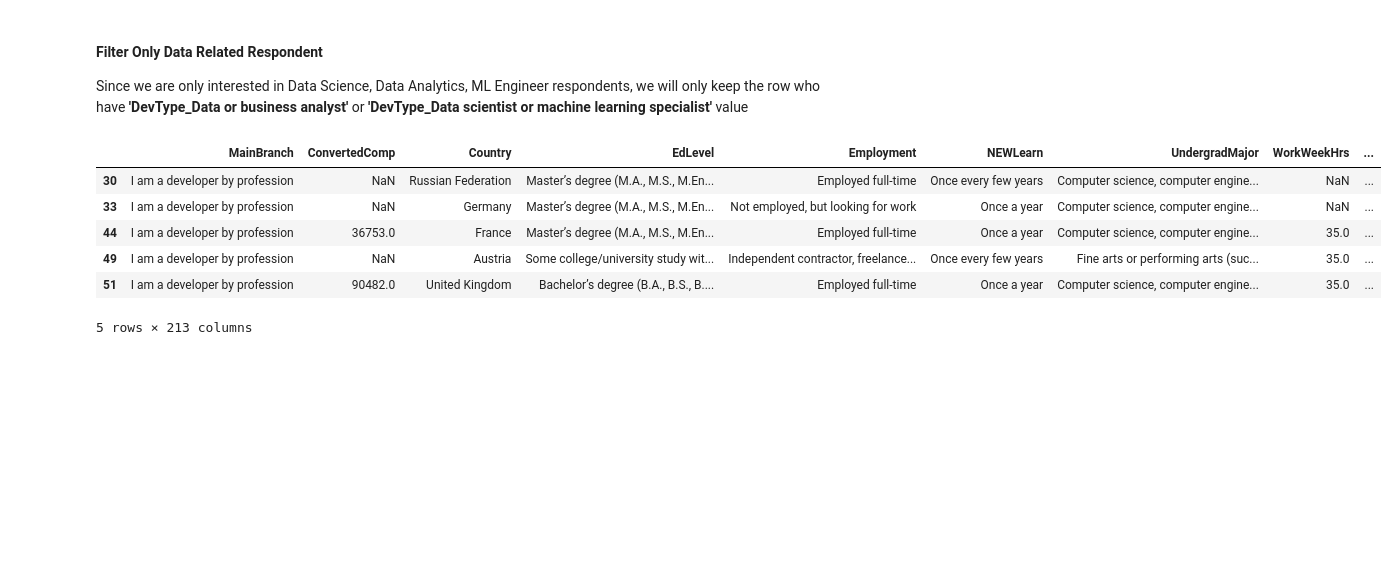
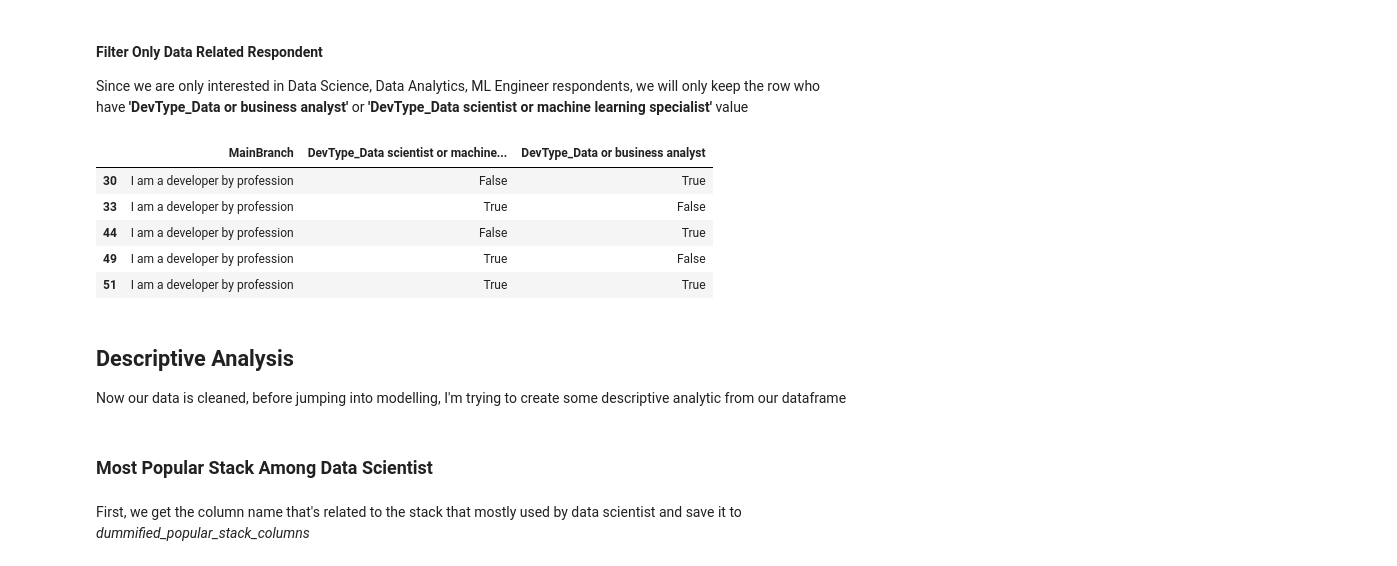
Before and after one commit to fahmiduldul/ds-blog-post, a Jupyter notebook: main.ipynb, the cells around one changed output. Drawn from its saved outputs; the diff is of its cells as text; code cells hidden in the pictures; blank space fills up the shorter version.

```diff
--- a/main.ipynb
+++ b/main.ipynb
@@ -115,8 +118,24 @@ def separate_column_list(df, col_name, list_sep, prefix=None):
+# %%
+def get_dummy_columns_name(raw_col_name, dummy_columns):
+  '''
+  INPUT:
+  raw_col_name - name of column before it dummified
+  list_of_dummy_column - names of dummy column
+
+  OUTPUT:
+  dummy_column_names - list of column name that come from raw_col_name
+  '''
+  dummy_column_names = []
+  for dummy_column in dummy_columns:
+    if raw_col_name in dummy_column:
+      dummy_column_names.append(dummy_column)
+
+  return dummy_column_names
 # %% [markdown]
 #### List of Dummified Columns
 We save the list of each column that have the stringified list value
 # %%
-dummified_columns = ['DatabaseDesireNextYear', 'DatabaseWorkedWith', 'DevType',
+stringified_list_columns_name = ['DatabaseDesireNextYear', 'DatabaseWorkedWith', 'DevType',
   'LanguageDesireNextYear', 'LanguageWorkedWith', 'MiscTechDesireNextYear',
   'MiscTechWorkedWith', 'PlatformDesireNextYear', 'PlatformWorkedWith', 'WebframeDesireNextYear',
   'WebframeWorkedWith']
@@ -152,3 +165,7 @@ for dummified_column_name in list(df.columns):
+# %%
+dummified_columns_result = []
+for stringified_list_column_name in stringified_list_columns_name:
+  dummified_columns_result.extend(get_dummy_columns_name(stringified_list_column_name,list(df.columns)))
 # %% [markdown]
 ### Last Step Clearing
 Some of the dummified column still need to be cleared, so i clear with the below steps
@@ -172,12 +189,18 @@ df.head()
 Since we are only interested in Data Science, Data Analytics, ML Engineer respondents, we will only keep the row who have **'DevType_Data or business analyst'** or **'DevType_Data scientist or machine learning specialist'** value
 # %%
 df = df[(df['DevType_Data scientist or machine learning specialist'] | df['DevType_Data or business analyst'])].dropna(subset=['MainBranch'])
-df.head()
+df[['MainBranch', 'DevType_Data scientist or machine learning specialist', 'DevType_Data or business analyst']].head()
 # %% [output]
-|  | MainBranch | ConvertedComp | Country | EdLevel | Employment | NEWLearn | UndergradMajor | WorkWeekHrs | ... |
-| 30 | I am a developer by profession | NaN | Russian Federation | Master’s degree (M.A., M.S., M.En... | Employed full-time | Once every few years | Computer science, computer engine... | NaN | ... |
-| 33 | I am a developer by profession | NaN | Germany | Master’s degree (M.A., M.S., M.En... | Not employed, but looking for work | Once a year | Computer science, computer engine... | NaN | ... |
-| 44 | I am a developer by profession | 36753.0 | France | Master’s degree (M.A., M.S., M.En... | Employed full-time | Once a year | Computer science, computer engine... | 35.0 | ... |
-| 49 | I am a developer by profession | NaN | Austria | Some college/university study wit... | Independent contractor, freelance... | Once every few years | Fine arts or performing arts (suc... | 35.0 | ... |
-| 51 | I am a developer by profession | 90482.0 | United Kingdom | Bachelor’s degree (B.A., B.S., B.... | Employed full-time | Once a year | Computer science, computer engine... | 35.0 | ... |
+|  | MainBranch | DevType_Data scientist or machine... | DevType_Data or business analyst |
+| 30 | I am a developer by profession | False | True |
+| 33 | I am a developer by profession | True | False |
+| 44 | I am a developer by profession | False | True |
+| 49 | I am a developer by profession | True | False |
+| 51 | I am a developer by profession | True | True |
-5 rows × 213 columns
+# %% [markdown]
+## Descriptive Analysis
+Now our data is cleaned, before jumping into modelling, I'm trying to create some descriptive analytic from our dataframe
+# %% [markdown]
+### Most Popular Stack Among Data Scientist
+# %% [markdown]
+First, we get the column name that's related to the stack that mostly used by data scientist and save it to *dummified_popular_stack_columns*
```
Also changed, not shown: parts of 12 cells of this notebook.
